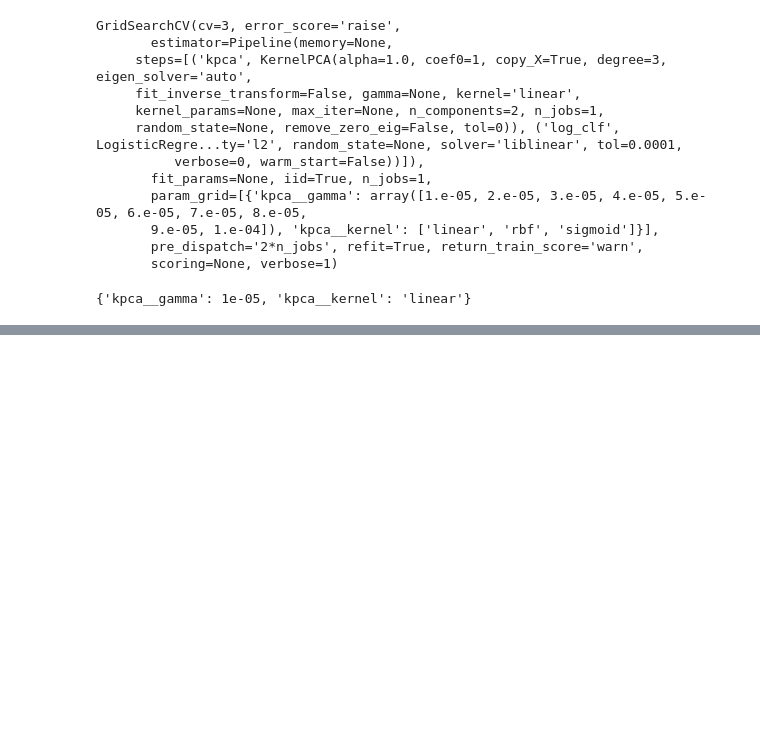
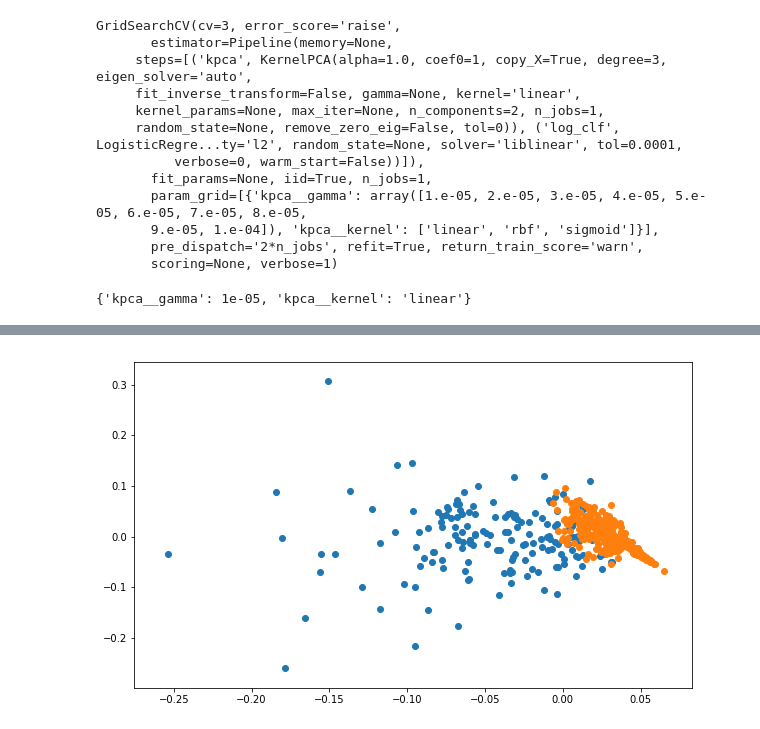
Before and after one commit to drpjm/python-ml-sandbox, a Jupyter notebook: Chapter08-DimensionalityReduction/PCA.ipynb, the cells around one changed output, grey strips where cells are left out. Saved outputs shown, nothing was run; the diff lists cells and outputs as text; code cells hidden in the pictures; blank space fills up the shorter version.

```diff
--- a/Chapter08-DimensionalityReduction/PCA.ipynb
+++ b/Chapter08-DimensionalityReduction/PCA.ipynb
@@ -223,0 +227,14 @@ For this data set, the rbf and sigmoid do not appear to work as well as linear.
+# %%
+from sklearn.manifold import LocallyLinearEmbedding
+
+lle = LocallyLinearEmbedding(n_components=2, n_neighbors=30)
+X_lle_reduced = lle.fit_transform(X_train)
+# %%
+X_lle_reduced_targ0 = X_lle_reduced[y_train==0]
+X_lle_reduced_targ1 = X_lle_reduced[y_train==1]
+plt.figure(figsize=(10,6))
+plt.scatter(X_lle_reduced_targ0[:,0], X_lle_reduced_targ0[:,1])
+plt.scatter(X_lle_reduced_targ1[:,0], X_lle_reduced_targ1[:,1])
+plt.show()
+# %% [output]
+[figure, added]
```
Also changed, not shown: parts of 5 cells of this notebook.
